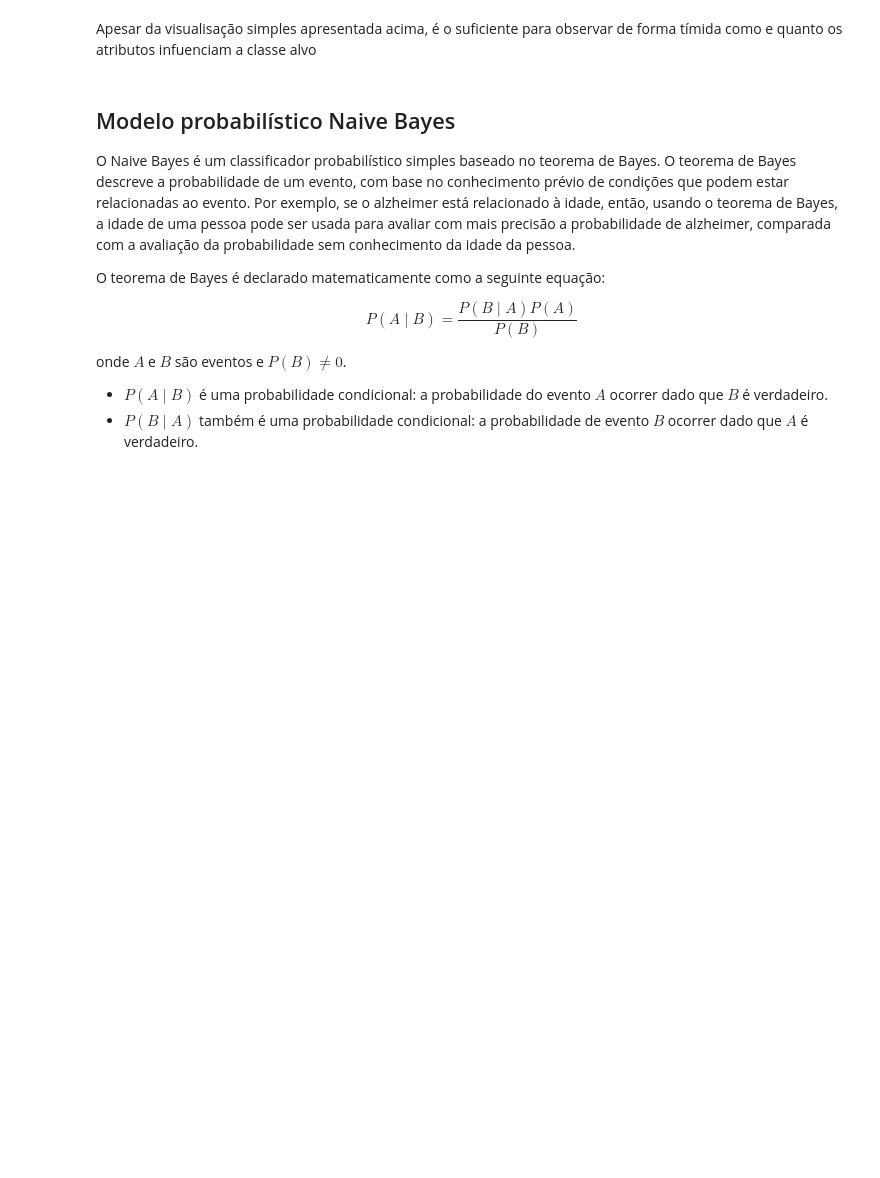
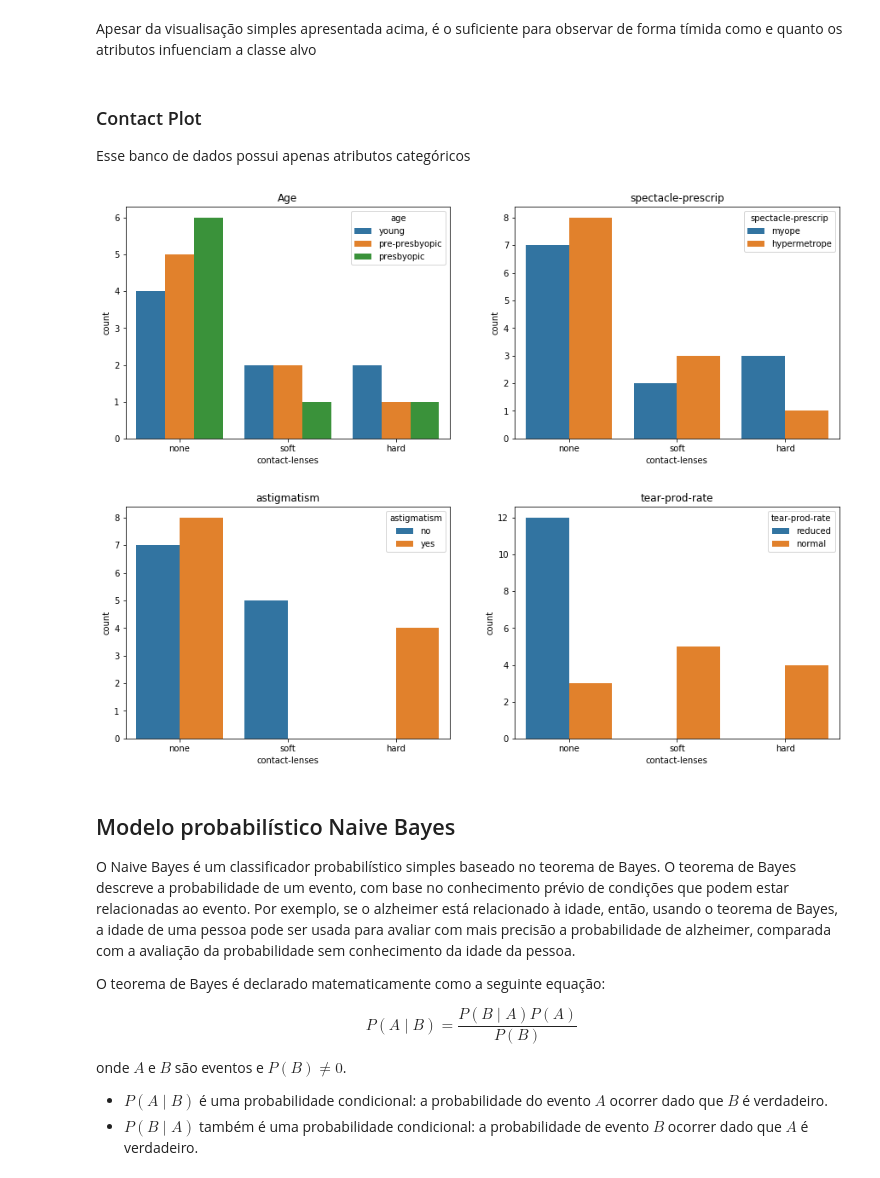
Before and after one commit to xsacbj/Mini-Weka, a Jupyter notebook: Mini Weka.ipynb, the cells around one changed output. Drawn from its saved outputs; the diff is of its cells as text; code cells hidden in the pictures; blank space fills up the shorter version.

```diff
--- a/Mini Weka.ipynb
+++ b/Mini Weka.ipynb
@@ -222,6 +215,34 @@ plt.show()
 [figure]
 # %% [markdown]
 Apesar da visualisação simples apresentada acima, é o suficiente para observar de forma tímida como e quanto os atributos infuenciam a classe alvo
+# %% [markdown]
+### Contact Plot
+Esse banco de dados possui apenas atributos categóricos
+# %%
+fig = plt.figure(figsize=(15,5))
+
+a = fig.add_subplot(1, 2, 1)
+a.set_title('Age')
+sns.countplot(x="contact-lenses", hue="age", data=contact)
+
+a = fig.add_subplot(1, 2, 2)
+a.set_title('spectacle-prescrip')
+sns.countplot(x="contact-lenses", hue="spectacle-prescrip", data=contact)
+plt.show()
+
+fig = plt.figure(figsize=(15,5))
+
+a = fig.add_subplot(1, 2, 1)
+a.set_title('astigmatism')
+sns.countplot(x="contact-lenses", hue="astigmatism", data=contact)
+
+a = fig.add_subplot(1, 2, 2)
+a.set_title('tear-prod-rate')
+sns.countplot(x="contact-lenses", hue="tear-prod-rate", data=contact)
+plt.show()
+# %% [output]
+[figure, added]
+[figure, added]
 # %% [markdown]
 ##  Modelo probabilístico Naive Bayes<a name="modelo-probabilístico-naive-bayes"></a>
 
```
Also changed, not shown: parts of 3 cells of this notebook.
